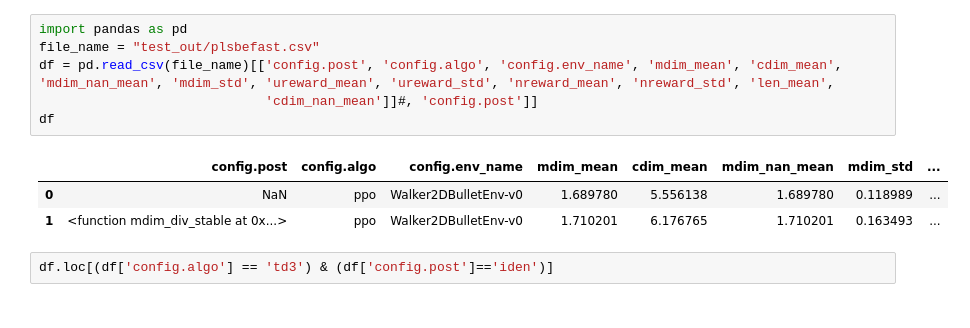
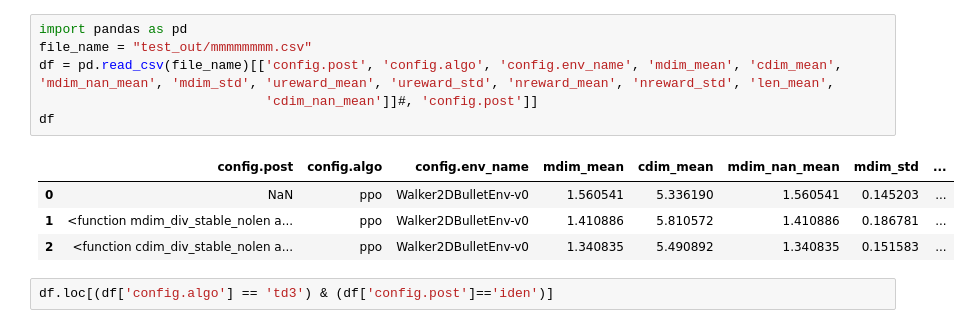
Before and after one commit to sgillen/policy_refinement, a Jupyter notebook: load_ars_zoo.ipynb, the cells around one changed output. Cells and saved outputs as stored; diff of their text form.

```diff
--- a/load_ars_zoo.ipynb
+++ b/load_ars_zoo.ipynb
@@ -1,13 +1,14 @@
 # %%
 import pandas as pd
-file_name = "test_out/plsbefast.csv"
+file_name = "test_out/mmmmmmmm.csv"
 df = pd.read_csv(file_name)[['config.post', 'config.algo', 'config.env_name', 'mdim_mean', 'cdim_mean', 'mdim_nan_mean', 'mdim_std', 'ureward_mean', 'ureward_std', 'nreward_mean', 'nreward_std', 'len_mean',
                              'cdim_nan_mean']]#, 'config.post']]
 df
 # %% [output]
 |  | config.post | config.algo | config.env_name | mdim_mean | cdim_mean | mdim_nan_mean | mdim_std | ... |
-| 0 | NaN | ppo | Walker2DBulletEnv-v0 | 1.689780 | 5.556138 | 1.689780 | 0.118989 | ... |
-| 1 | <function mdim_div_stable at 0x...> | ppo | Walker2DBulletEnv-v0 | 1.710201 | 6.176765 | 1.710201 | 0.163493 | ... |
+| 0 | NaN | ppo | Walker2DBulletEnv-v0 | 1.560541 | 5.336190 | 1.560541 | 0.145203 | ... |
+| 1 | <function mdim_div_stable_nolen a... | ppo | Walker2DBulletEnv-v0 | 1.410886 | 5.810572 | 1.410886 | 0.186781 | ... |
+| 2 | <function cdim_div_stable_nolen a... | ppo | Walker2DBulletEnv-v0 | 1.340835 | 5.490892 | 1.340835 | 0.151583 | ... |
 # %%
 df.loc[(df['config.algo'] == 'td3') & (df['config.post']=='iden')]
 # %% [output]
```
Also changed, not shown: 1 other file.
